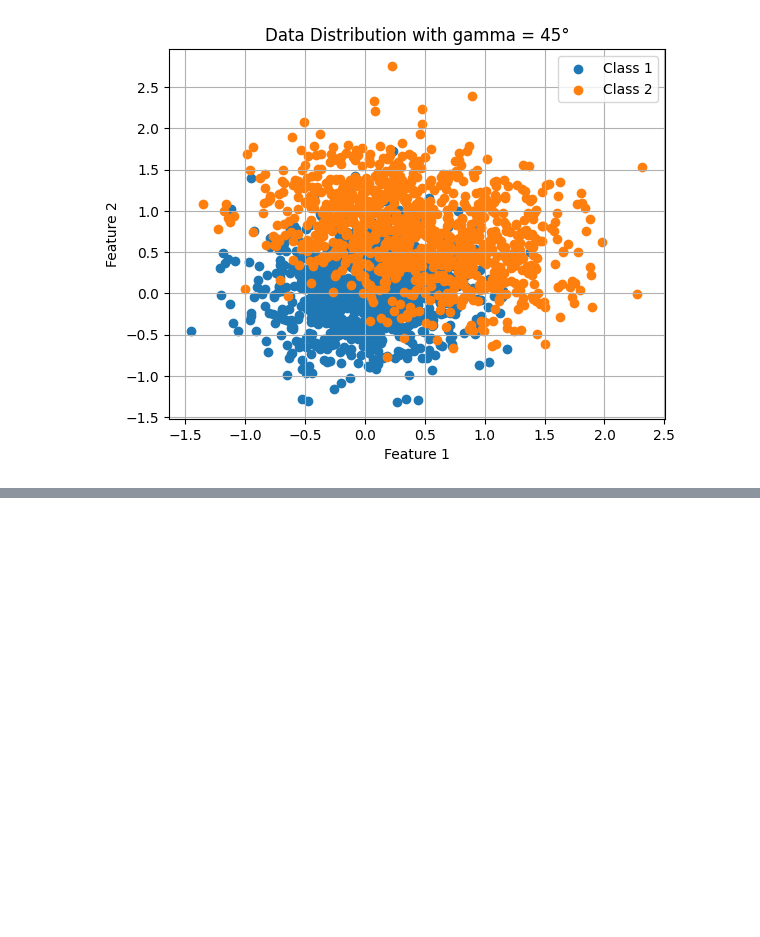
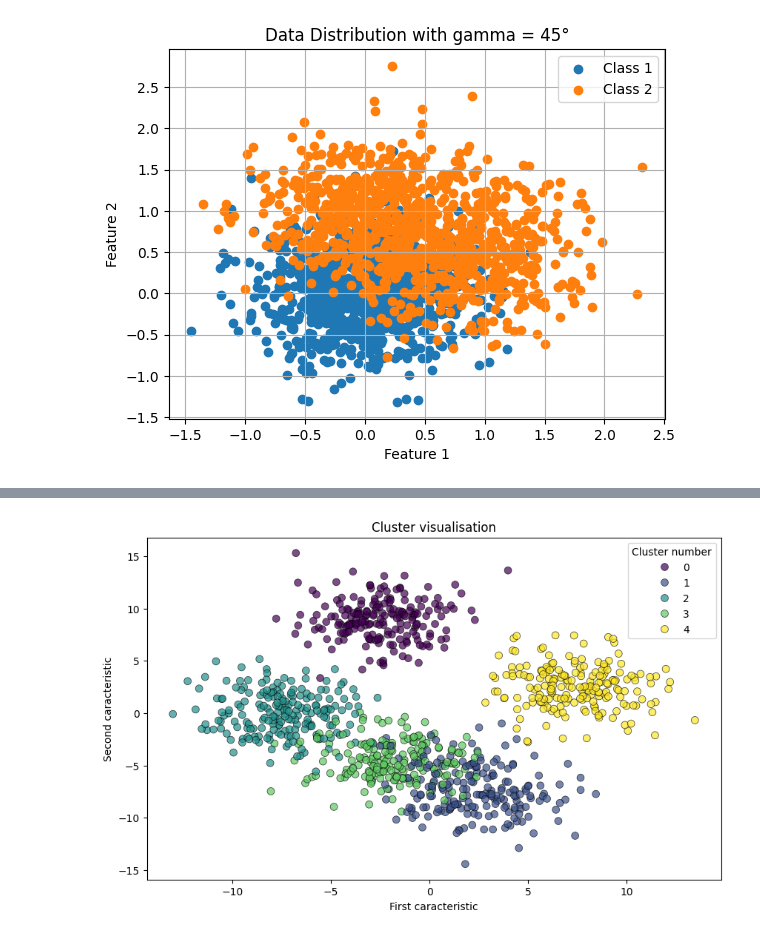
Before and after one commit to AntoineGilsonGH/Statistical-Assessment-of-Trained-Models, a Jupyter notebook: 1_Data_Simulation.ipynb, the cells around one changed output, grey strips where cells are left out. Saved outputs shown, nothing was run; the diff lists cells and outputs as text; code cells hidden in the pictures; blank space fills up the shorter version.

```diff
--- a/1_Data_Simulation.ipynb
+++ b/1_Data_Simulation.ipynb
@@ -91,0 +101,24 @@ df_y.to_csv(f"Data/y_make_classification_1000_20.csv")
+# %%
+from sklearn.datasets import make_blobs
+
+def simulate_segmentation():
+
+   X, y = make_blobs(n_samples=1000, n_features=20, centers=5, cluster_std=2.0, random_state=42)
+
+   df_x = pd.DataFrame(X)
+   df_y = pd.DataFrame(y, columns=['cluster'])
+
+   df_x.to_csv("Data/x_make_blobs_1000_20.csv", index=False)
+   df_y.to_csv("Data/y_make_blobs_1000_20.csv", index=False)
+
+   plt.figure(figsize=(10, 6))
+   sns.scatterplot(x=df_x.iloc[:, 0], y=df_x.iloc[:, 1], hue=df_y['cluster'], palette="viridis", s=50, alpha=0.7, edgecolor='k')
+   plt.title("Cluster visualisation")
+   plt.xlabel("First caracteristic")
+   plt.ylabel("Second caracteristic")
+   plt.legend(title="Cluster number")
+   plt.show()
+
+simulate_segmentation()
+# %% [output]
+[figure, added]
```
Also changed, not shown: parts of 4 cells of this notebook, 8 other files.
